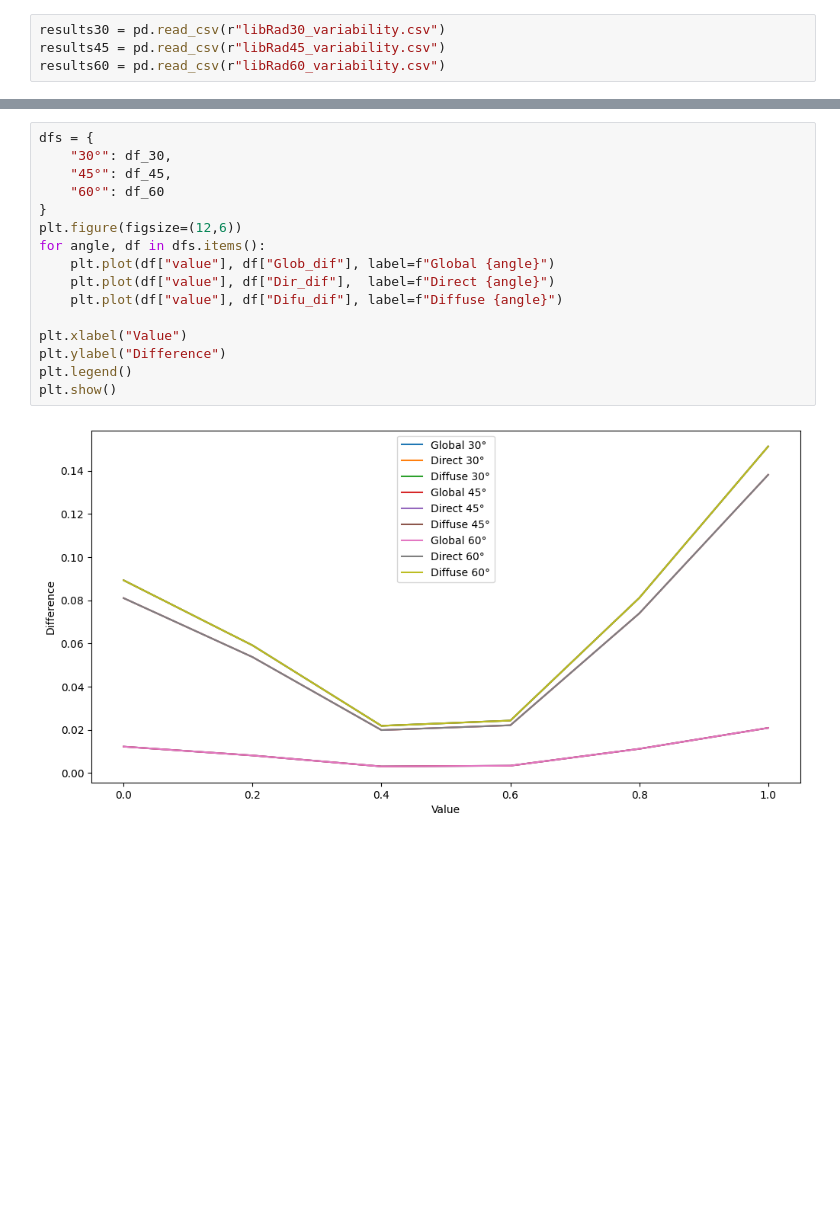
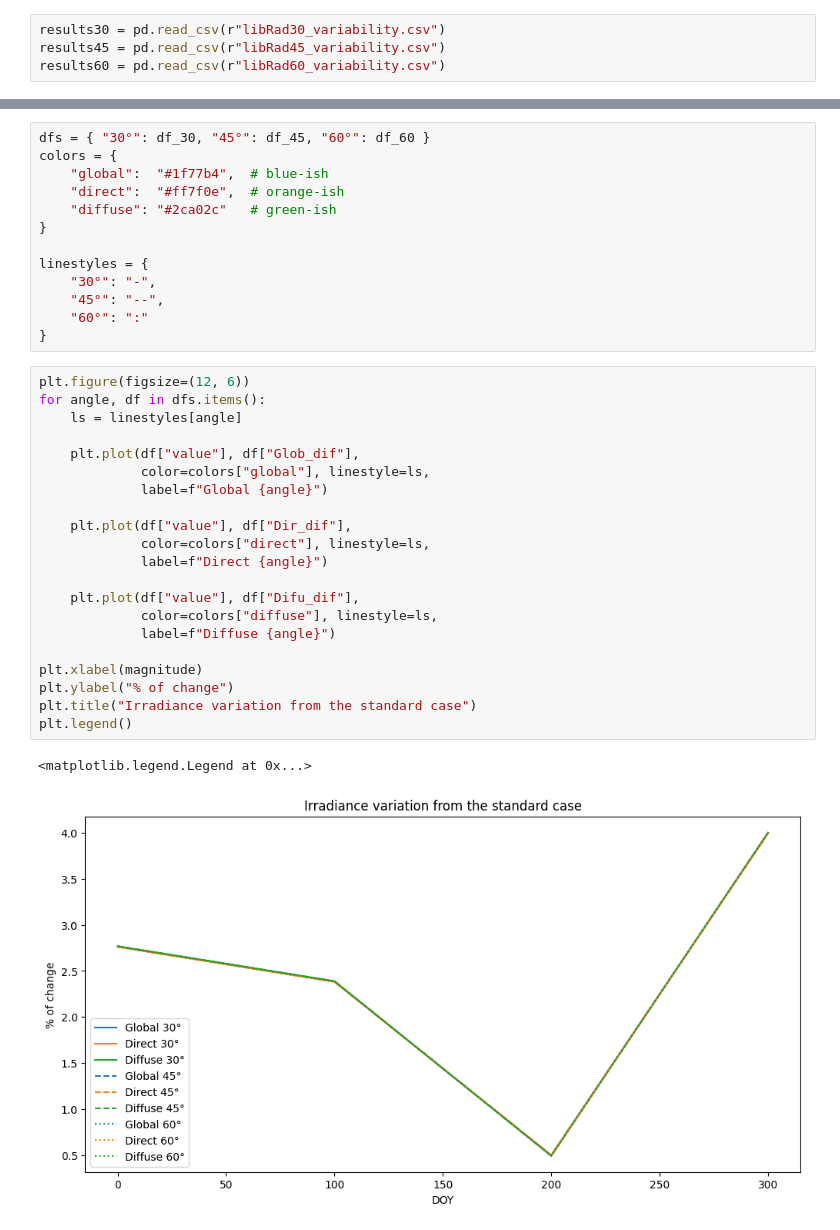
Before and after one commit to mike-wazowski-13/libRadtran, a Jupyter notebook: result_analysis.ipynb, the cells around one changed output, grey strips where cells are left out. Saved outputs shown, nothing was run; the diff lists cells and outputs as text; blank space fills up the shorter version.

```diff
--- a/result_analysis.ipynb
+++ b/result_analysis.ipynb
@@ -26,18 +31,37 @@ Text(0.5, 1.0, 'Irradiance variation from the standard case')
-# %%
-dfs = {
-    "30°": df_30,
-    "45°": df_45,
-    "60°": df_60
-}
-plt.figure(figsize=(12,6))
-for angle, df in dfs.items():
-    plt.plot(df["value"], df["Glob_dif"], label=f"Global {angle}")
-    plt.plot(df["value"], df["Dir_dif"],  label=f"Direct {angle}")
-    plt.plot(df["value"], df["Difu_dif"], label=f"Diffuse {angle}")
-
-plt.xlabel("Value")
-plt.ylabel("Difference")
-plt.legend()
-plt.show()
-# %% [output]
-[figure, removed]
+# %%
+dfs = { "30°": df_30, "45°": df_45, "60°": df_60 }
+colors = {
+    "global":  "#1f77b4",  # blue-ish
+    "direct":  "#ff7f0e",  # orange-ish
+    "diffuse": "#2ca02c"   # green-ish
+}
+
+linestyles = {
+    "30°": "-",
+    "45°": "--",
+    "60°": ":"
+}
+# %%
+plt.figure(figsize=(12, 6))
+for angle, df in dfs.items():
+    ls = linestyles[angle]
+
+    plt.plot(df["value"], df["Glob_dif"],
+             color=colors["global"], linestyle=ls,
+             label=f"Global {angle}")
+
+    plt.plot(df["value"], df["Dir_dif"],
+             color=colors["direct"], linestyle=ls,
+             label=f"Direct {angle}")
+
+    plt.plot(df["value"], df["Difu_dif"],
+             color=colors["diffuse"], linestyle=ls,
+             label=f"Diffuse {angle}")
+
+plt.xlabel(magnitude)
+plt.ylabel("% of change")
+plt.title("Irradiance variation from the standard case")
+plt.legend()
+# %% [output]
+<matplotlib.legend.Legend at 0x...>
+[figure, added]
```
Also changed, not shown: parts of 5 cells of this notebook, 11 other files.
